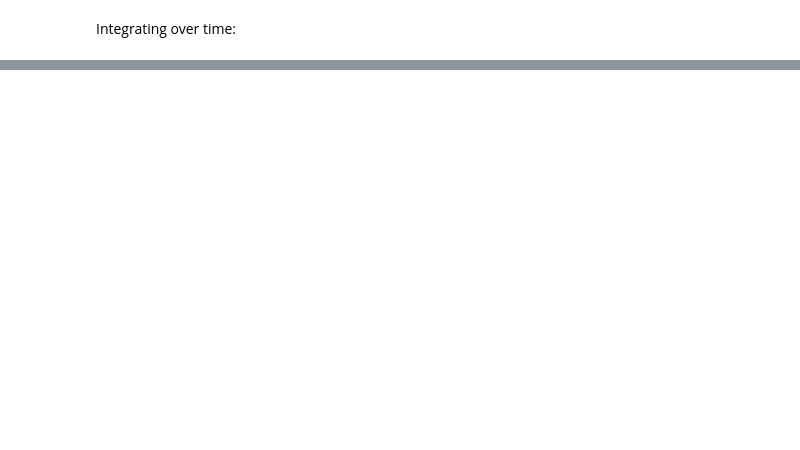
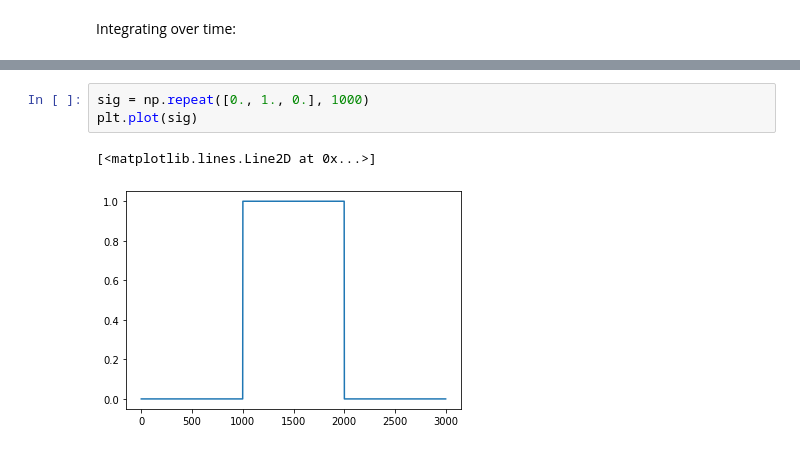
Before and after one commit to bbrzycki/setigen, a Jupyter notebook: jupyter-notebooks/voltage/03_fine_channelization.ipynb, the cells around one changed output, grey strips where cells are left out. Drawn from its saved outputs; the diff is of its cells as text; blank space fills up the shorter version.

```diff
--- a/jupyter-notebooks/voltage/03_fine_channelization.ipynb
+++ b/jupyter-notebooks/voltage/03_fine_channelization.ipynb
@@ -694,0 +1359,6 @@ plt.plot((np.abs(h)**2)[:fftlength]+(np.abs(h)**2)[:fftlength][::-1])
+# %%
+sig = np.repeat([0., 1., 0.], 1000)
+plt.plot(sig)
+# %% [output]
+[<matplotlib.lines.Line2D at 0x...>]
+[figure, added]
```
Also changed, not shown: parts of 170 cells of this notebook, 2 other files.
